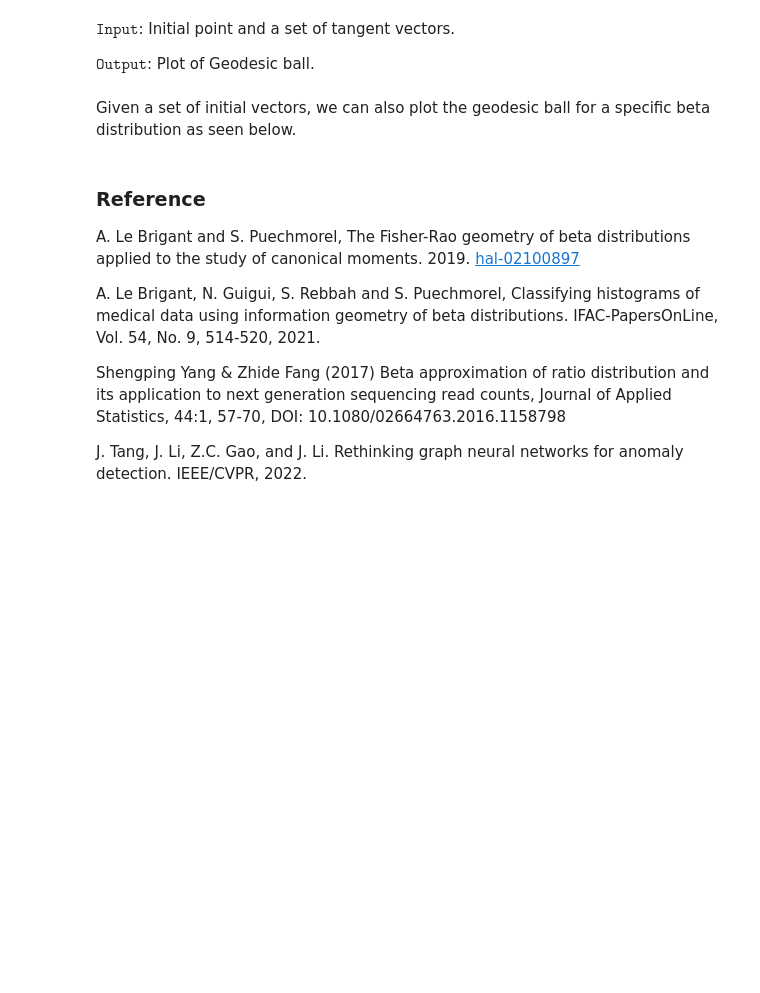
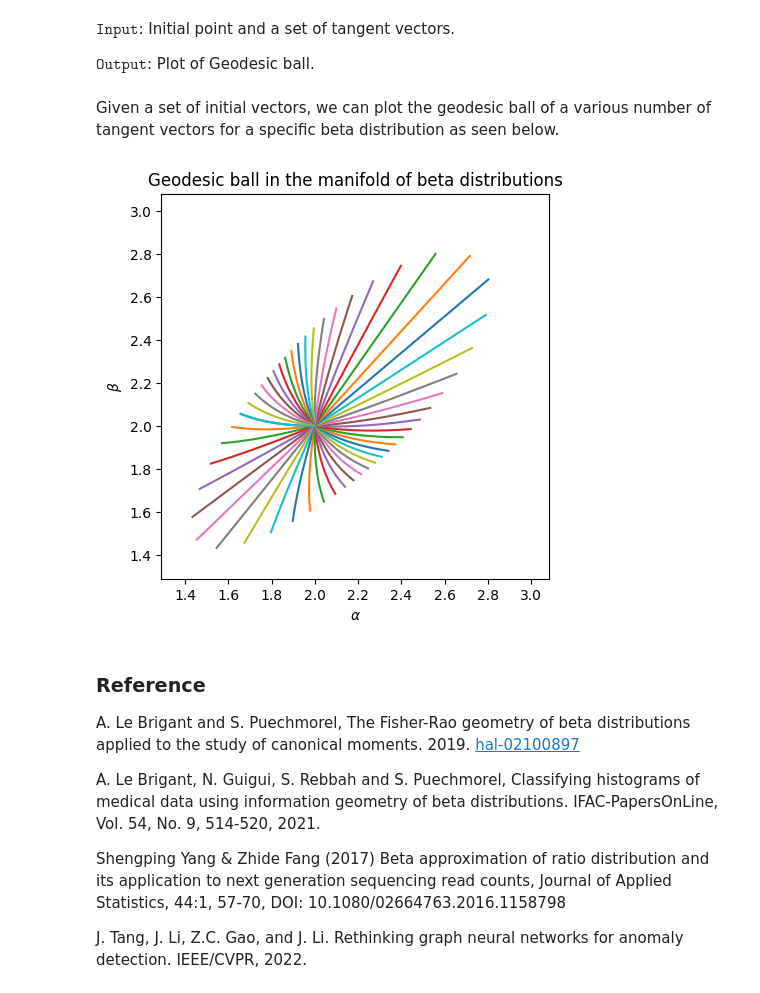
Before and after one commit to rrstofer/ece594n, a Jupyter notebook: hw_geomviz/manifold_of_beta_distributions/Beta_Visualization.ipynb, the cells around one changed output. Cells and saved outputs as stored; diff of their text form; code cells hidden in the pictures; blank space fills up the shorter version.

```diff
--- a/hw_geomviz/manifold_of_beta_distributions/Beta_Visualization.ipynb
+++ b/hw_geomviz/manifold_of_beta_distributions/Beta_Visualization.ipynb
@@ -231,14 +237,14 @@ $\texttt{Input}$: Initial point and a set of tangent vectors.
 
 $\texttt{Output}$: Plot of Geodesic ball.
 # %% [markdown]
-Given a set of initial vectors, we can also plot the geodesic ball for a specific beta distribution as seen below.
+Given a set of initial vectors, we can plot the geodesic ball of a various number of tangent vectors for a specific beta distribution as seen below.
 # %%
-## initial point: (2,2), which is the center
-## initial_vectors: a set of tangent vectors
+center = gs.array([2.0, 2.0])
 n_rays = 50
-center = gs.array([2.0, 2.0])
-ray_length = 0.25
+ray_length = 0.5
 beta_p.plot_geodestic_ball(center,n_rays,ray_length)
+# %% [output]
+[figure, added]
 # %% [markdown]
 ### Reference
 
```
Also changed, not shown: parts of 15 cells of this notebook, 2 other files.
